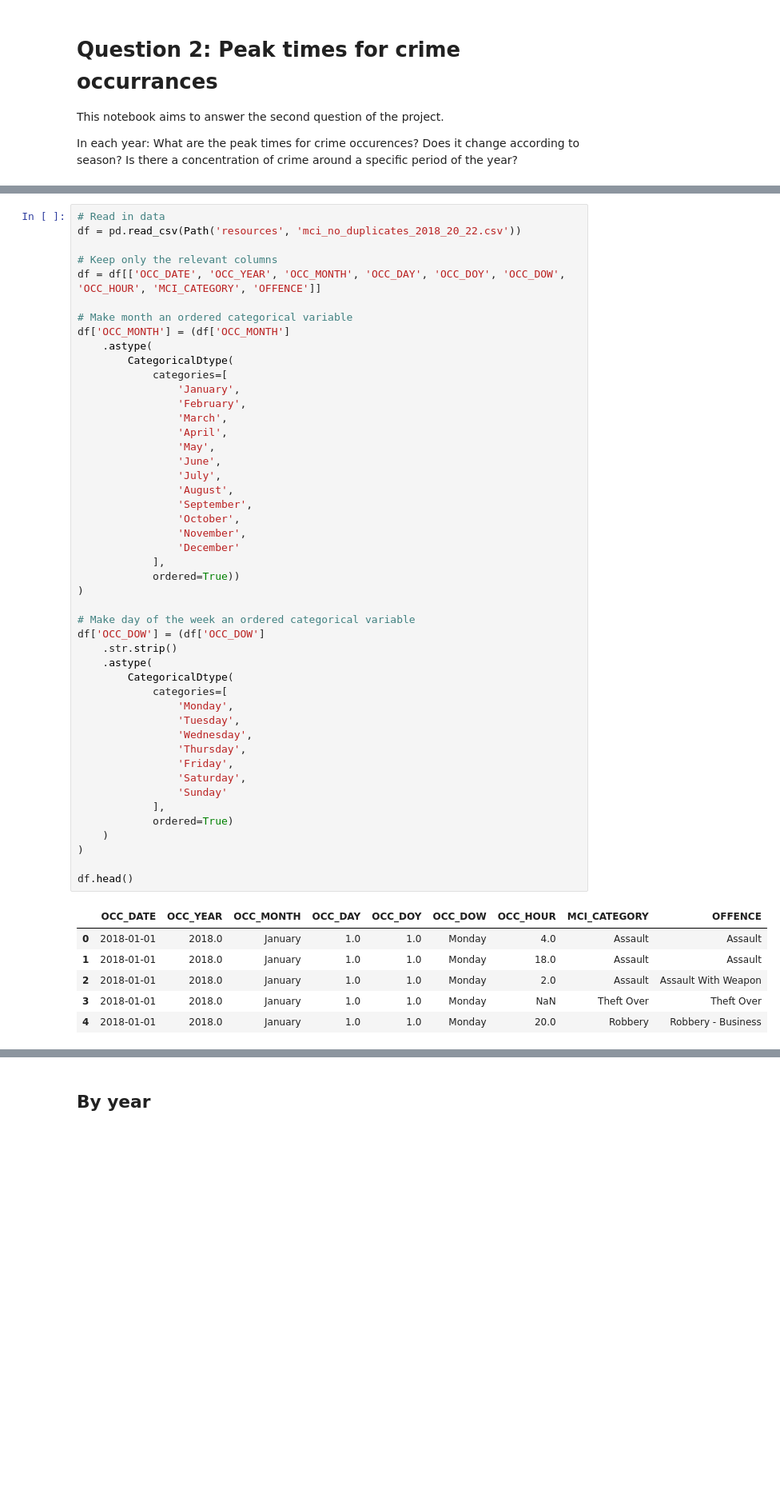
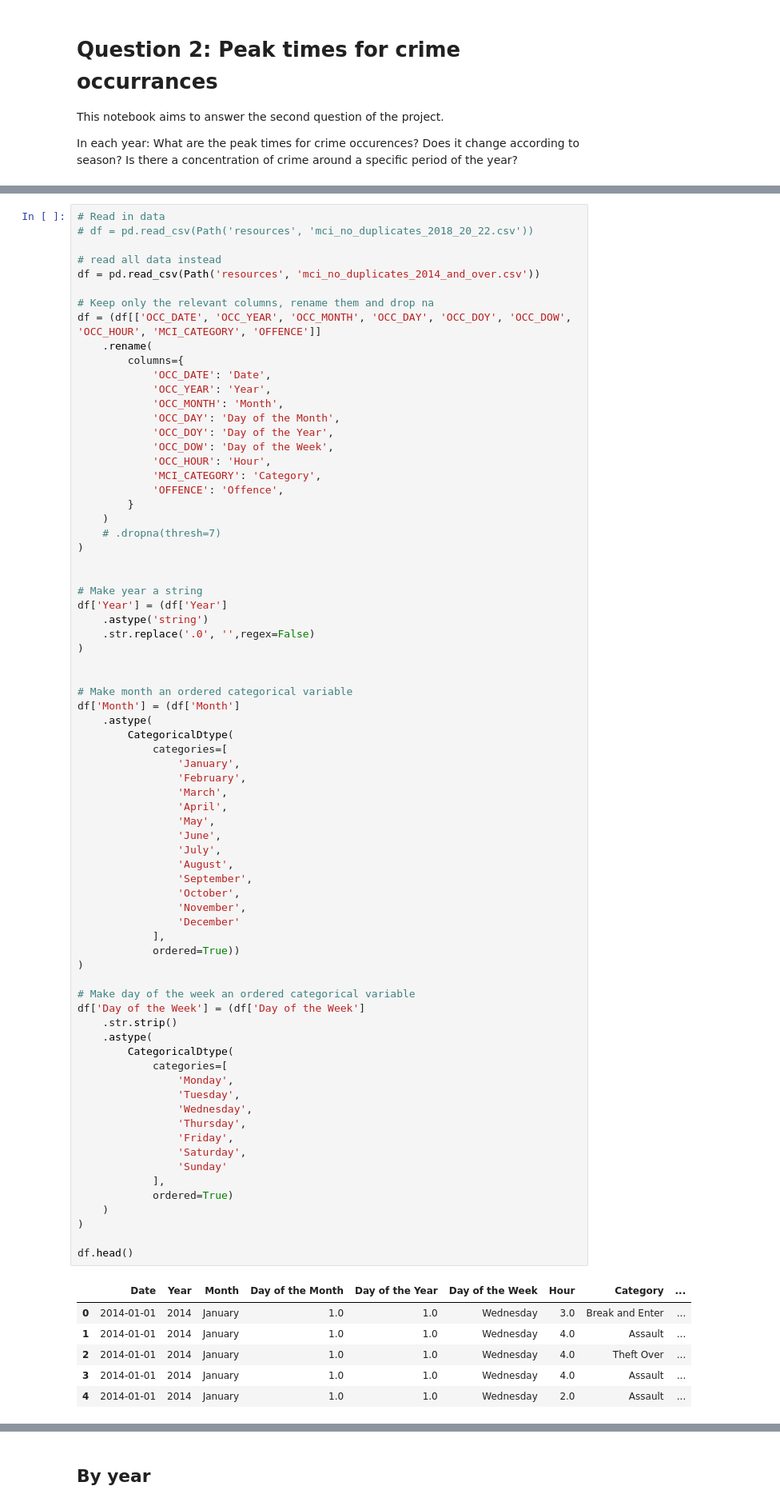
Before and after one commit to fannysigouin/project1, a Jupyter notebook: q2_peak_times.ipynb, the cells around one changed output, grey strips where cells are left out. Shown: that part at 80% size. Cells and saved outputs as stored; diff of their text form; blank space fills up the shorter version.

Commit message:
visualize data from 2014 and over

```diff
--- a/q2_peak_times.ipynb
+++ b/q2_peak_times.ipynb
@@ -14,12 +15,38 @@ import matplotlib.pyplot as plt
 # %%
 # Read in data
-df = pd.read_csv(Path('resources', 'mci_no_duplicates_2018_20_22.csv'))
+# df = pd.read_csv(Path('resources', 'mci_no_duplicates_2018_20_22.csv'))
 
-# Keep only the relevant columns
-df = df[['OCC_DATE', 'OCC_YEAR', 'OCC_MONTH', 'OCC_DAY', 'OCC_DOY', 'OCC_DOW', 'OCC_HOUR', 'MCI_CATEGORY', 'OFFENCE']]
+# read all data instead
+df = pd.read_csv(Path('resources', 'mci_no_duplicates_2014_and_over.csv'))
+
+# Keep only the relevant columns, rename them and drop na
+df = (df[['OCC_DATE', 'OCC_YEAR', 'OCC_MONTH', 'OCC_DAY', 'OCC_DOY', 'OCC_DOW', 'OCC_HOUR', 'MCI_CATEGORY', 'OFFENCE']]
+    .rename(
+        columns={
+            'OCC_DATE': 'Date',
+            'OCC_YEAR': 'Year',
+            'OCC_MONTH': 'Month',
+            'OCC_DAY': 'Day of the Month',
+            'OCC_DOY': 'Day of the Year',
+            'OCC_DOW': 'Day of the Week',
+            'OCC_HOUR': 'Hour',
+            'MCI_CATEGORY': 'Category',
+            'OFFENCE': 'Offence',
+        }
+    )
+    # .dropna(thresh=7)
+)
+
+
+# Make year a string
+df['Year'] = (df['Year']
+    .astype('string')
+    .str.replace('.0', '',regex=False)
+)
+
 
 # Make month an ordered categorical variable
-df['OCC_MONTH'] = (df['OCC_MONTH']
+df['Month'] = (df['Month']
     .astype(
         CategoricalDtype(
             categories=[
@@ -31,37 +58,37 @@ df['OCC_MONTH'] = (df['OCC_MONTH']
                 'June',
                 'July',
                 'August',
                 'September',
                 'October',
                 'November',
                 'December'
             ],
             ordered=True))
 )
 
 # Make day of the week an ordered categorical variable
-df['OCC_DOW'] = (df['OCC_DOW']
+df['Day of the Week'] = (df['Day of the Week']
     .str.strip()
     .astype(
         CategoricalDtype(
             categories=[
                 'Monday',
                 'Tuesday',
                 'Wednesday',
                 'Thursday',
                 'Friday',
                 'Saturday',
                 'Sunday'
             ],
             ordered=True)
     )
 )
 
 df.head()
 # %% [output]
-|  | OCC_DATE | OCC_YEAR | OCC_MONTH | OCC_DAY | OCC_DOY | OCC_DOW | OCC_HOUR | MCI_CATEGORY | OFFENCE |
-| 0 | 2018-01-01 | 2018.0 | January | 1.0 | 1.0 | Monday | 4.0 | Assault | Assault |
-| 1 | 2018-01-01 | 2018.0 | January | 1.0 | 1.0 | Monday | 18.0 | Assault | Assault |
-| 2 | 2018-01-01 | 2018.0 | January | 1.0 | 1.0 | Monday | 2.0 | Assault | Assault With Weapon |
-| 3 | 2018-01-01 | 2018.0 | January | 1.0 | 1.0 | Monday | NaN | Theft Over | Theft Over |
-| 4 | 2018-01-01 | 2018.0 | January | 1.0 | 1.0 | Monday | 20.0 | Robbery | Robbery - Business |
+|  | Date | Year | Month | Day of the Month | Day of the Year | Day of the Week | Hour | Category | ... |
+| 0 | 2014-01-01 | 2014 | January | 1.0 | 1.0 | Wednesday | 3.0 | Break and Enter | ... |
+| 1 | 2014-01-01 | 2014 | January | 1.0 | 1.0 | Wednesday | 4.0 | Assault | ... |
+| 2 | 2014-01-01 | 2014 | January | 1.0 | 1.0 | Wednesday | 4.0 | Theft Over | ... |
+| 3 | 2014-01-01 | 2014 | January | 1.0 | 1.0 | Wednesday | 4.0 | Assault | ... |
+| 4 | 2014-01-01 | 2014 | January | 1.0 | 1.0 | Wednesday | 2.0 | Assault | ... |
```
Also changed, not shown: parts of 33 cells of this notebook.
